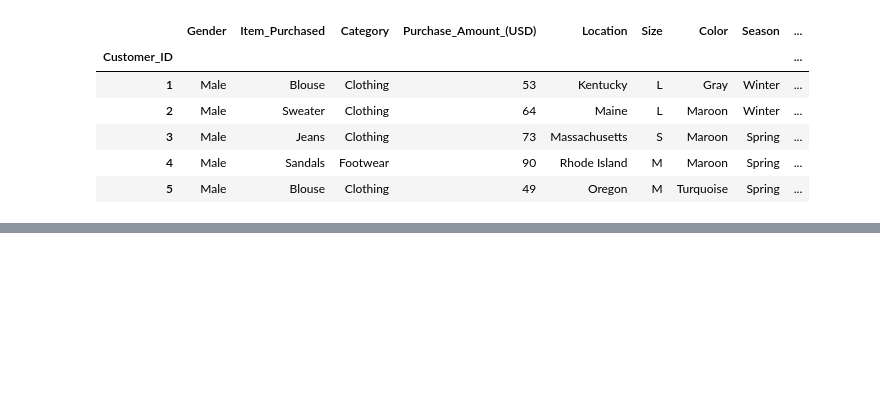
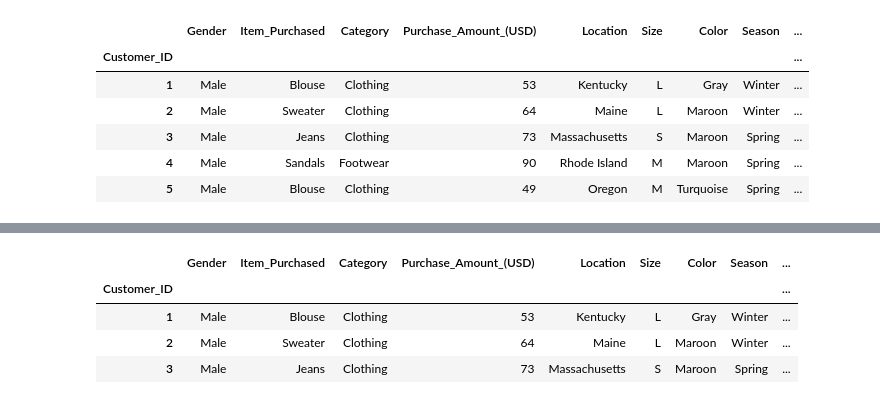
Before and after one commit to Just-Aymz/Customer-Shopping, a Jupyter notebook: Data_Preprocessing.ipynb, the cells around one changed output, grey strips where cells are left out. Saved outputs shown, nothing was run; the diff lists cells and outputs as text; code cells hidden in the pictures; blank space fills up the shorter version.

```diff
--- a/Data_Preprocessing.ipynb
+++ b/Data_Preprocessing.ipynb
@@ -20,8 +24,12 @@ ___
 # Set Pandas to display all columns
 pd.set_option('display.max_columns', None)
 
-# Read in the dataset
-df = pd.read_csv('data/shopping_trends.csv')
+try:
+  # Read in the dataset
+  df = pd.read_csv('data/shopping_trends.csv')
+except FileNotFoundError:
+  url = 'https://raw.githubusercontent.com/Just-Aymz/Customer-Shopping/refs/heads/main/shopping_trends.csv'
+  df = pd.read_csv(url)
 # %% [markdown]
 # **Dataset Identification**
 ___
@@ -388,0 +625,16 @@ df_5.head()
+# %%
+# Duplicate the current dataframe for version control
+df_6 = df_5.copy()
+
+# Add the Cluster column to the dataframe
+df_6['Cluster'] = scaled_df['Cluster']
+
+# Return overview of the dataframe to confirm the addition of the Cluster
+# feature
+df_6.head(3)
+# %% [output]
+|  | Gender | Item_Purchased | Category | Purchase_Amount_(USD) | Location | Size | Color | Season | ... |
+| Customer_ID |  |  |  |  |  |  |  |  | ... |
+| 1 | Male | Blouse | Clothing | 53 | Kentucky | L | Gray | Winter | ... |
+| 2 | Male | Sweater | Clothing | 64 | Maine | L | Maroon | Winter | ... |
+| 3 | Male | Jeans | Clothing | 73 | Massachusetts | S | Maroon | Spring | ... |
```
Also changed, not shown: parts of 21 cells of this notebook.
